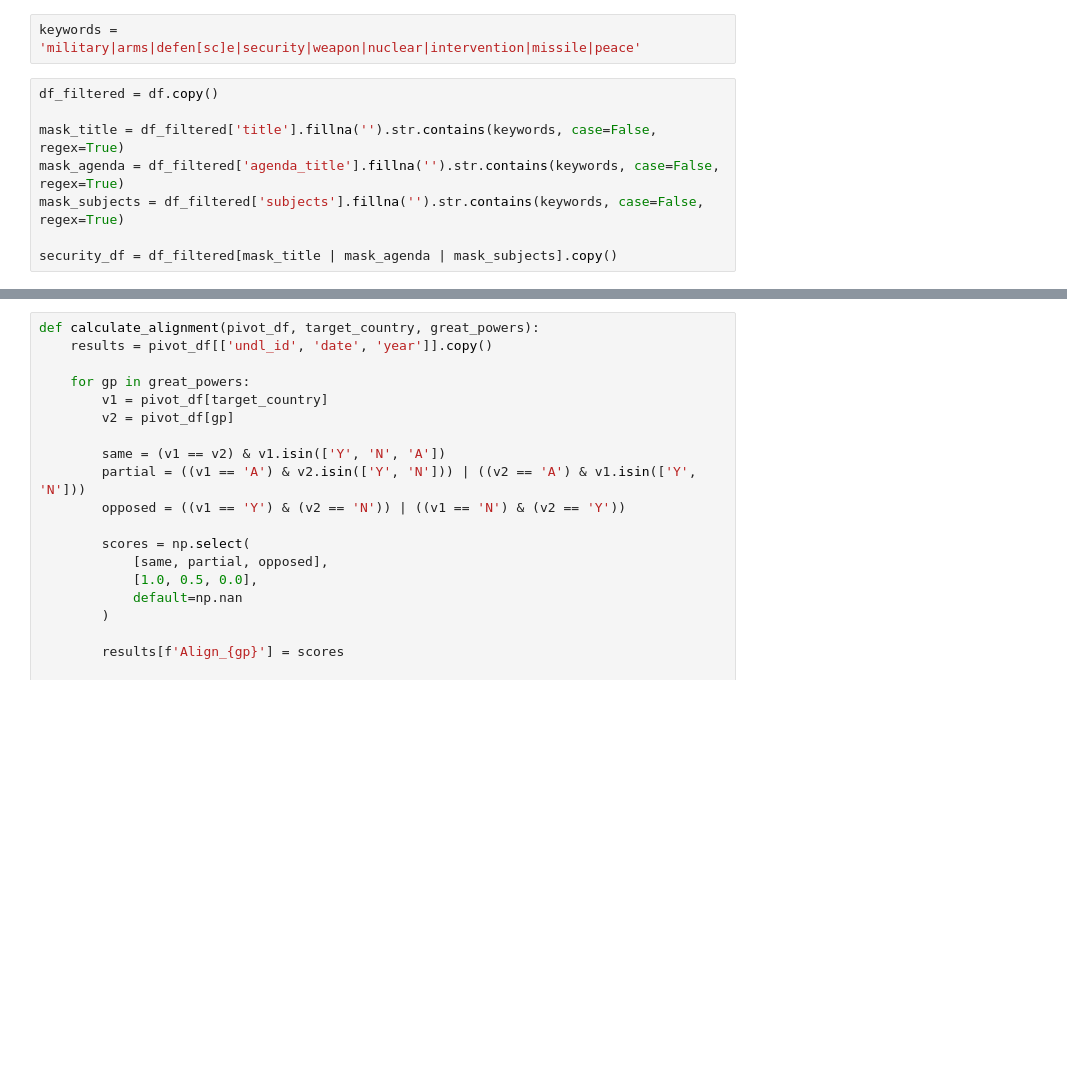
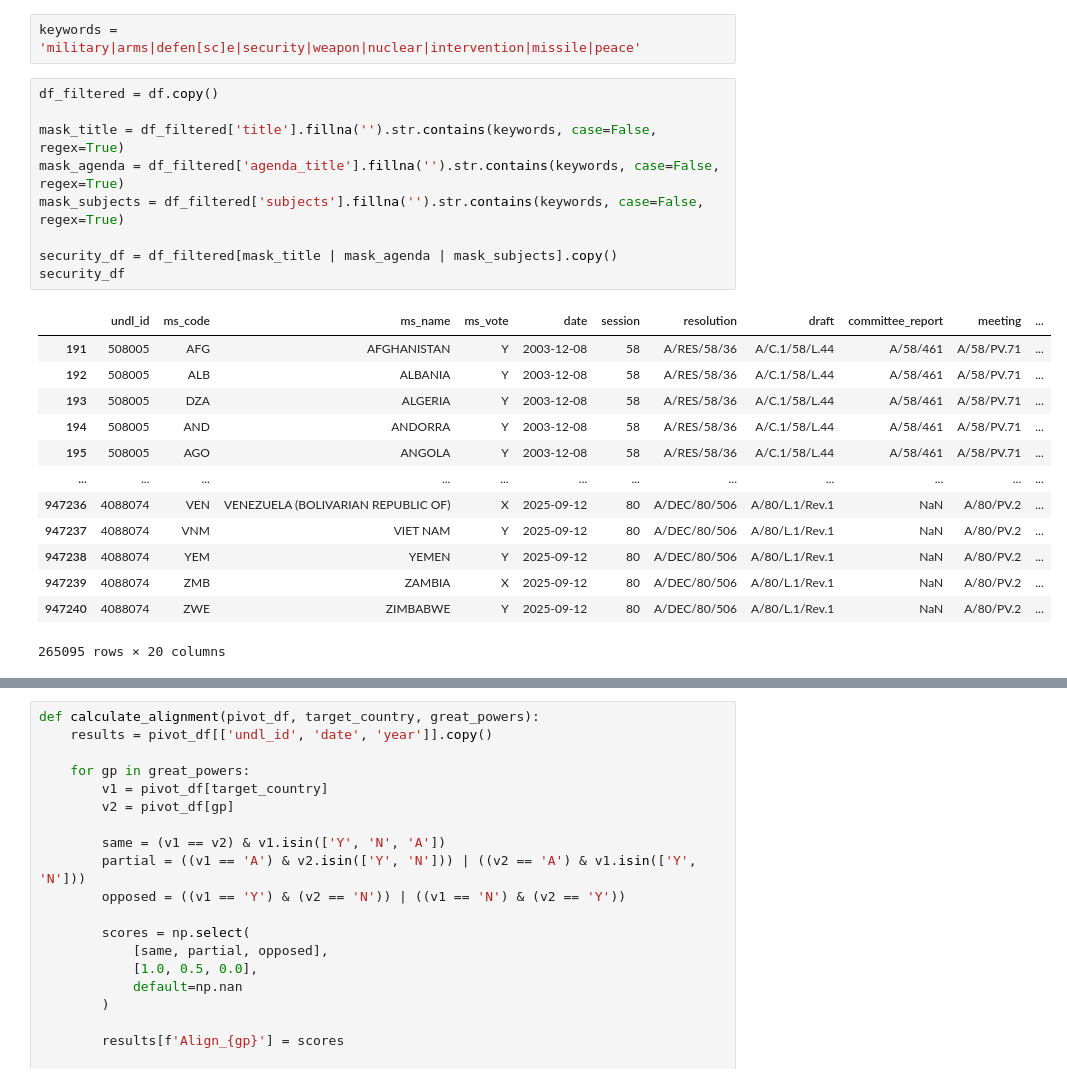
Before and after one commit to chelspirit24/UN-GA-Voting-Alignment, a Jupyter notebook: un.ipynb, the cells around one changed output, grey strips where cells are left out. Drawn from its saved outputs; the diff is of its cells as text; blank space fills up the shorter version.

```diff
--- a/un.ipynb
+++ b/un.ipynb
@@ -24,11 +24,26 @@ keywords = 'military|arms|defen[sc]e|security|weapon|nuclear|intervention|missil
 # %%
 df_filtered = df.copy()
 
 mask_title = df_filtered['title'].fillna('').str.contains(keywords, case=False, regex=True)
 mask_agenda = df_filtered['agenda_title'].fillna('').str.contains(keywords, case=False, regex=True)
 mask_subjects = df_filtered['subjects'].fillna('').str.contains(keywords, case=False, regex=True)
 
 security_df = df_filtered[mask_title | mask_agenda | mask_subjects].copy()
+security_df
+# %% [output]
+|  | undl_id | ms_code | ms_name | ms_vote | date | session | resolution | draft | committee_report | meeting | ... |
+| 191 | 508005 | AFG | AFGHANISTAN | Y | 2003-12-08 | 58 | A/RES/58/36 | A/C.1/58/L.44 | A/58/461 | A/58/PV.71 | ... |
+| 192 | 508005 | ALB | ALBANIA | Y | 2003-12-08 | 58 | A/RES/58/36 | A/C.1/58/L.44 | A/58/461 | A/58/PV.71 | ... |
+| 193 | 508005 | DZA | ALGERIA | Y | 2003-12-08 | 58 | A/RES/58/36 | A/C.1/58/L.44 | A/58/461 | A/58/PV.71 | ... |
+| 194 | 508005 | AND | ANDORRA | Y | 2003-12-08 | 58 | A/RES/58/36 | A/C.1/58/L.44 | A/58/461 | A/58/PV.71 | ... |
+| 195 | 508005 | AGO | ANGOLA | Y | 2003-12-08 | 58 | A/RES/58/36 | A/C.1/58/L.44 | A/58/461 | A/58/PV.71 | ... |
+| ... | ... | ... | ... | ... | ... | ... | ... | ... | ... | ... | ... |
+| 947236 | 4088074 | VEN | VENEZUELA (BOLIVARIAN REPUBLIC OF) | X | 2025-09-12 | 80 | A/DEC/80/506 | A/80/L.1/Rev.1 | NaN | A/80/PV.2 | ... |
+| 947237 | 4088074 | VNM | VIET NAM | Y | 2025-09-12 | 80 | A/DEC/80/506 | A/80/L.1/Rev.1 | NaN | A/80/PV.2 | ... |
+| 947238 | 4088074 | YEM | YEMEN | Y | 2025-09-12 | 80 | A/DEC/80/506 | A/80/L.1/Rev.1 | NaN | A/80/PV.2 | ... |
+| 947239 | 4088074 | ZMB | ZAMBIA | X | 2025-09-12 | 80 | A/DEC/80/506 | A/80/L.1/Rev.1 | NaN | A/80/PV.2 | ... |
+| 947240 | 4088074 | ZWE | ZIMBABWE | Y | 2025-09-12 | 80 | A/DEC/80/506 | A/80/L.1/Rev.1 | NaN | A/80/PV.2 | ... |
+265095 rows × 20 columns
 # %%
 votes = security_df[['undl_id', 'date', 'ms_code', 'ms_vote']].drop_duplicates()
 vote_pivot = votes.pivot(index=['undl_id', 'date'], columns='ms_code', values='ms_vote').reset_index()
```
Also changed, not shown: parts of 2 cells of this notebook.
